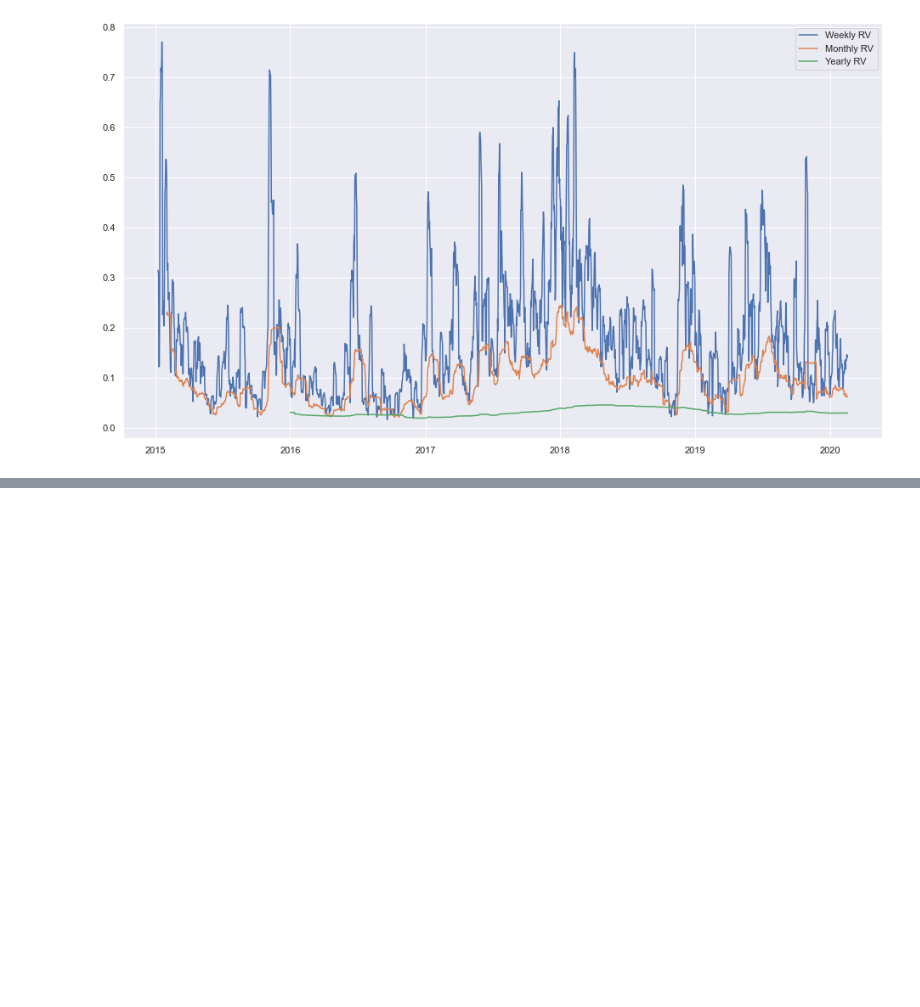
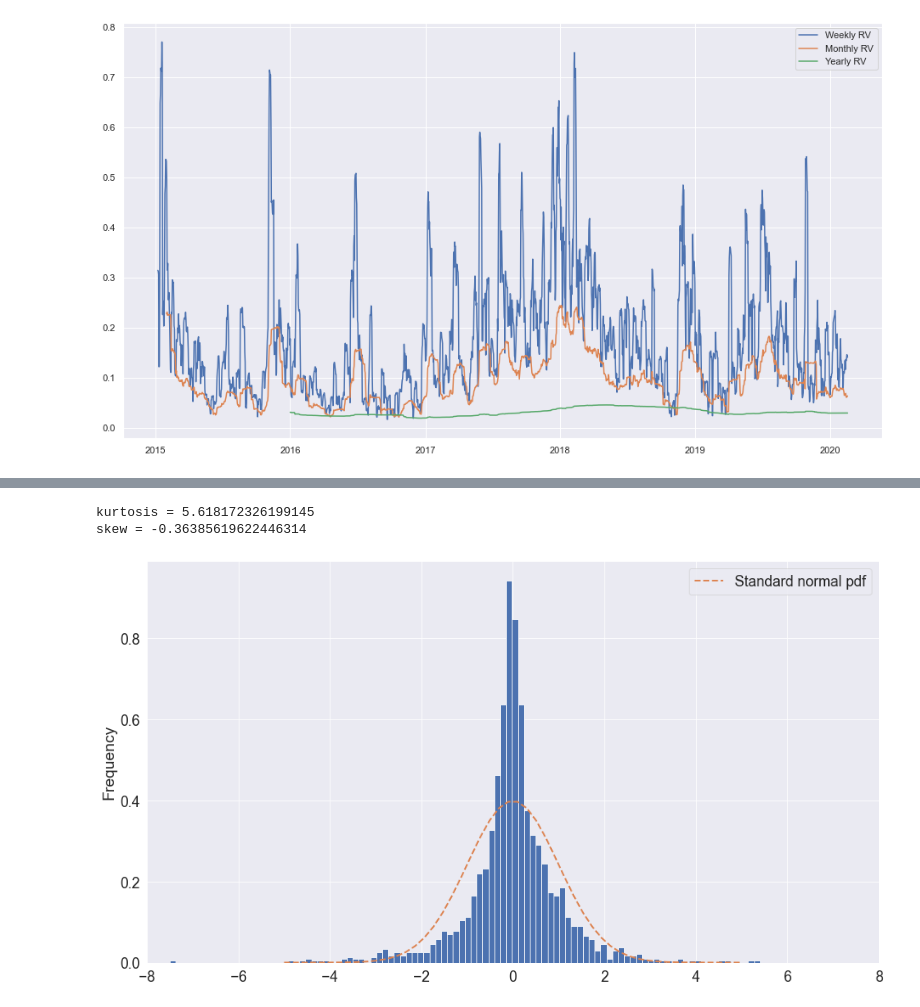
Before and after one commit to Avakulko/nes, a Jupyter notebook: Graphs.ipynb, the cells around one changed output, grey strips where cells are left out. Drawn from its saved outputs; the diff is of its cells as text; code cells hidden in the pictures; blank space fills up the shorter version.

```diff
--- a/Graphs.ipynb
+++ b/Graphs.ipynb
@@ -30,0 +53,16 @@ plt.show()
+# %%
+fig, ax = plt.subplots(1, 1, figsize=(16, 9))
+x = np.linspace(-5, 5)
+gaussian = norm.pdf(x)
+ax.set_xlim([-8, 8])
+normalized_log_returns.hist(bins=100, density=True)
+plt.plot(x, gaussian, '--', linewidth=2, label='Standard normal pdf')
+plt.ylabel('Frequency')
+plt.legend()
+plt.savefig('Plots/log_returns_hist.png', bbox_inches='tight')
+print(f'kurtosis = {normalized_log_returns.kurtosis()}')
+print(f'skew = {normalized_log_returns.skew()}')
+# %% [output]
+kurtosis = 5.618172326199145
+skew = -0.36385619622446314
+[figure, added]
```
Also changed, not shown: parts of 9 cells of this notebook, 3 other files.
